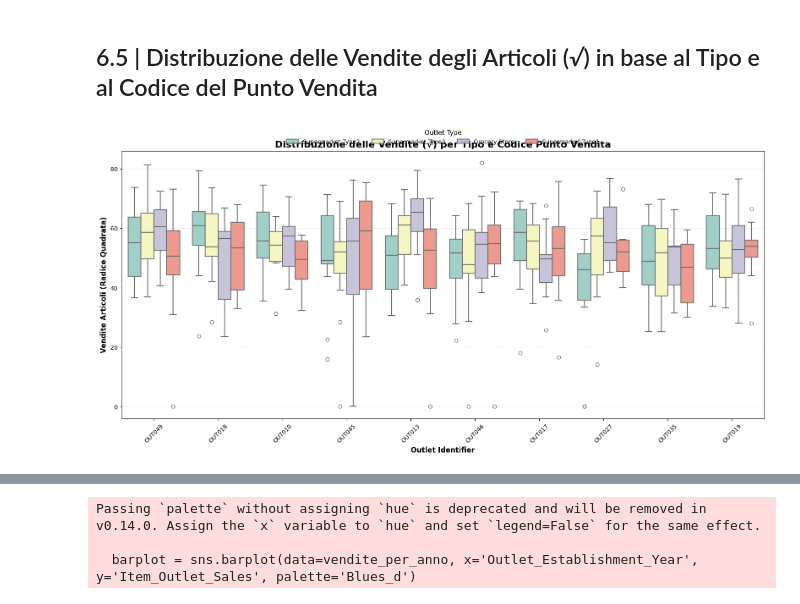
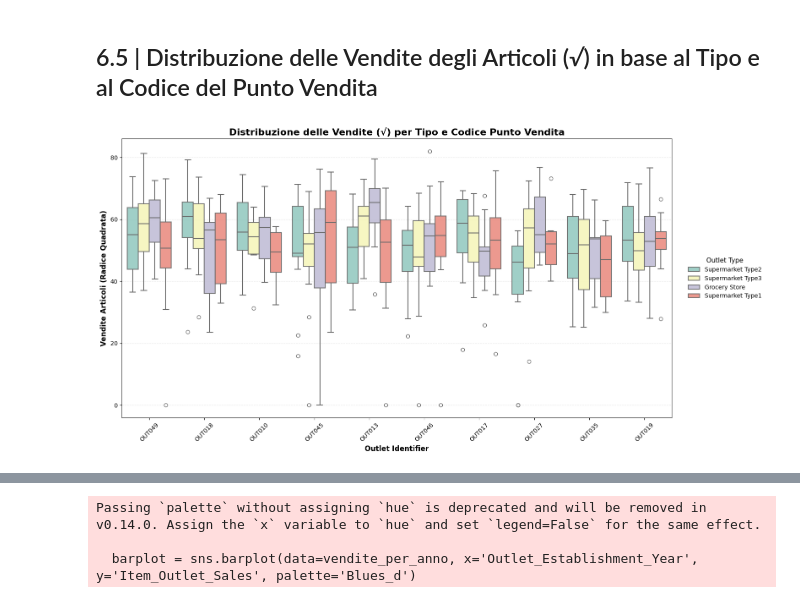
Before and after one commit to EnricoGuidi/ANALISI-E-OTTIMIZZAZIONE-GDO, a Jupyter notebook: ANALISI VENDITA NEL DETTAGLIO GDO/Analisi_vendita_dettaglio_GDO.ipynb, the cells around one changed output, grey strips where cells are left out. Drawn from its saved outputs; the diff is of its cells as text; code cells hidden in the pictures.

```diff
--- a/ANALISI VENDITA NEL DETTAGLIO GDO/Analisi_vendita_dettaglio_GDO.ipynb
+++ b/ANALISI VENDITA NEL DETTAGLIO GDO/Analisi_vendita_dettaglio_GDO.ipynb
@@ -112,7 +112,7 @@ import math
 # 3.| lettura Dataset
 # %%
 # Caricamento del dataset dal file CSV allegato
-file_path = "train_dataset_vendita_dettaglio_GDO.csv"
+file_path = "/Users/enricoguidi/Desktop/GDO/ANALISI-E-OTTIMIZZAZIONE-GDO/ANALISI VENDITA NEL DETTAGLIO GDO/train_dataset_vendita_dettaglio_GDO.csv"
 df = pd.read_csv(file_path)
 
 # Verifica dell'avvenuto caricamento con le prime 5 righe del dataset
@@ -1021,33 +1051,37 @@ df
 # %% [markdown]
 ## <div class="header2">6.5 | Distribuzione delle Vendite degli Articoli (<i>√</i>) in base al Tipo e al Codice del Punto Vendita</div>
 # %%
+import numpy as np
+import seaborn as sns
+
 # Aggiunta della colonna con la radice quadrata delle vendite
 df["Item_Outlet_Sales_sqrt"] = np.sqrt(df["Item_Outlet_Sales"])
 
-# --- Display EDA 5 adattato per VSCode ---
+# --- Display EDA 5 con legenda spostata a destra ---
 plt.figure(figsize=(16, 8))
 ax = sns.boxplot(
     data=df,
     x='Outlet_Identifier',
     y='Item_Outlet_Sales_sqrt',
     hue='Outlet_Type',
     boxprops=dict(alpha=0.9),
     linewidth=1.5,
     palette='Set3'
 )
 
 # Impostazioni grafiche
 plt.title("Distribuzione delle Vendite (√) per Tipo e Codice Punto Vendita", fontsize=16, weight='bold')
 plt.xlabel("Outlet Identifier", fontsize=12, weight='bold')
 plt.ylabel("Vendite Articoli (Radice Quadrata)", fontsize=12, weight='bold')
 plt.xticks(rotation=45, fontsize=10)
 plt.yticks(fontsize=10)
 plt.grid(axis='y', linestyle='--', alpha=0.3)
 
-# Personalizzazione della legenda
-plt.legend(title='Outlet Type', title_fontsize=11, fontsize=10, loc='upper center', bbox_to_anchor=(0.5, 1.1), ncol=4, frameon=False)
+# Personalizzazione della legenda spostata a destra
+plt.legend(title='Outlet Type', title_fontsize=11, fontsize=10,
+           loc='center left', bbox_to_anchor=(1.02, 0.5), frameon=False)
 
 plt.tight_layout()
 plt.show()
 # %% [output]
-[figure, old version]
+[figure, new version]
```
Also changed, not shown: parts of 5 cells of this notebook.
